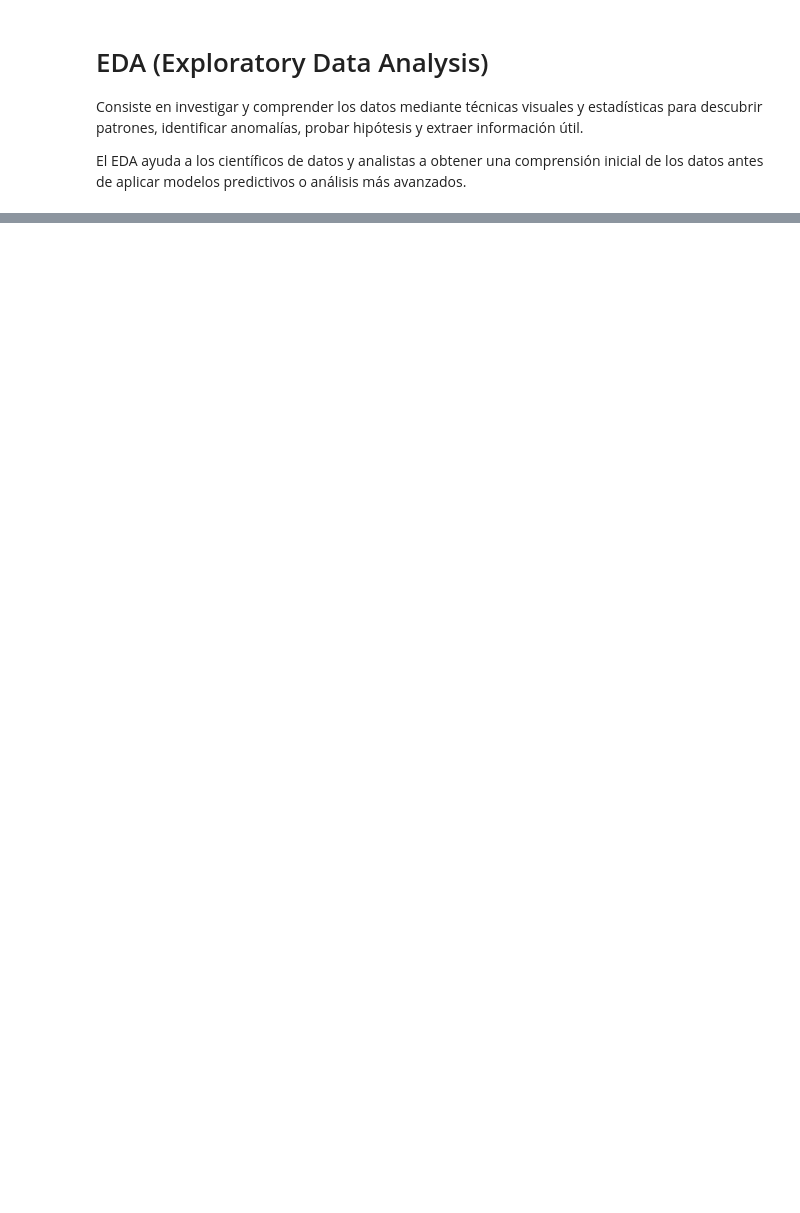
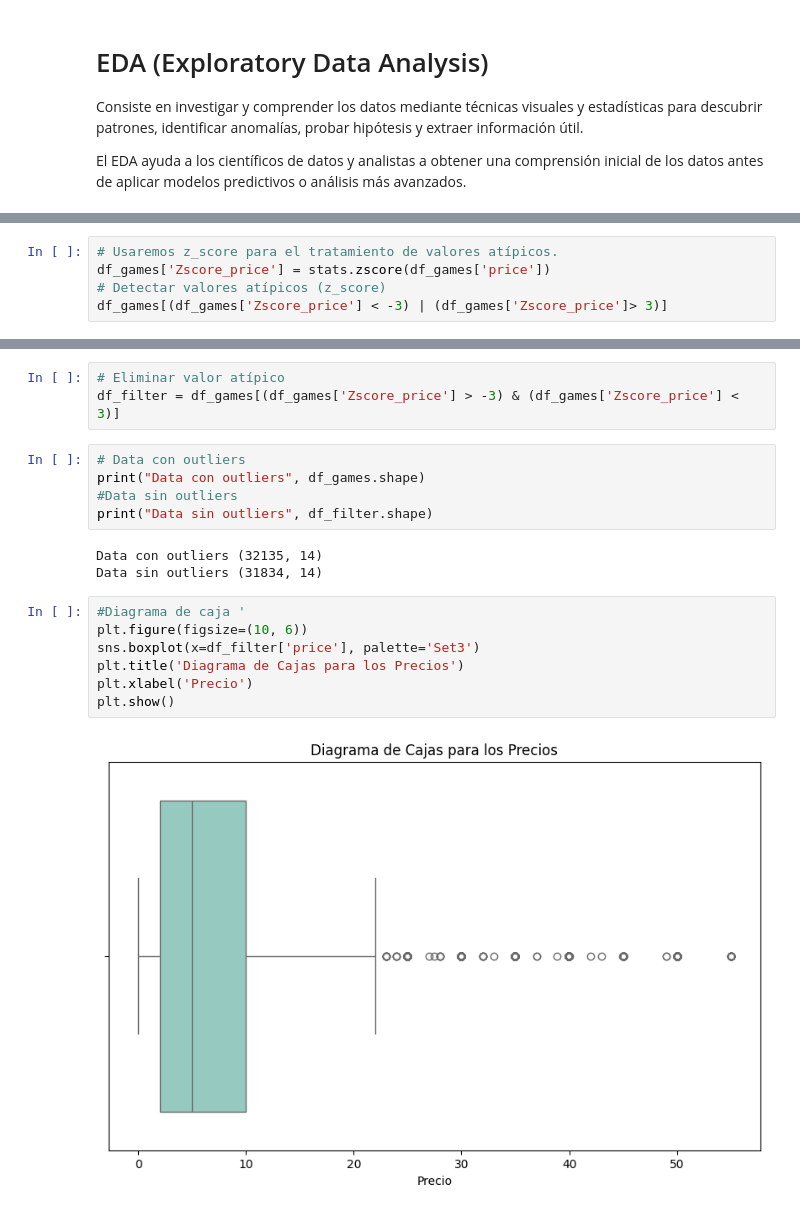
Before and after one commit to Gustavocoello/PI_MLOps_ByGustavo, a Jupyter notebook: EDA/EDA.ipynb, the cells around one changed output, grey strips where cells are left out. Drawn from its saved outputs; the diff is of its cells as text; blank space fills up the shorter version.

```diff
--- a/EDA/EDA.ipynb
+++ b/EDA/EDA.ipynb
@@ -20,0 +305,5 @@ df_reviews = pd.DataFrame(reviews)
+# %%
+# Usaremos z_score para el tratamiento de valores atípicos.
+df_games['Zscore_price'] = stats.zscore(df_games['price'])
+# Detectar valores atípicos (z_score)
+df_games[(df_games['Zscore_price'] < -3) | (df_games['Zscore_price']> 3)]
@@ -20,0 +324,20 @@ df_reviews = pd.DataFrame(reviews)
+# %%
+# Eliminar valor atípico
+df_filter = df_games[(df_games['Zscore_price'] > -3) & (df_games['Zscore_price'] < 3)]
+# %%
+# Data con outliers
+print("Data con outliers", df_games.shape)
+#Data sin outliers
+print("Data sin outliers", df_filter.shape)
+# %% [output]
+Data con outliers (32135, 14)
+Data sin outliers (31834, 14)
+# %%
+#Diagrama de caja '
+plt.figure(figsize=(10, 6))
+sns.boxplot(x=df_filter['price'], palette='Set3')
+plt.title('Diagrama de Cajas para los Precios')
+plt.xlabel('Precio')
+plt.show()
+# %% [output]
+[figure, added]
```
Also changed, not shown: parts of 63 cells of this notebook.
